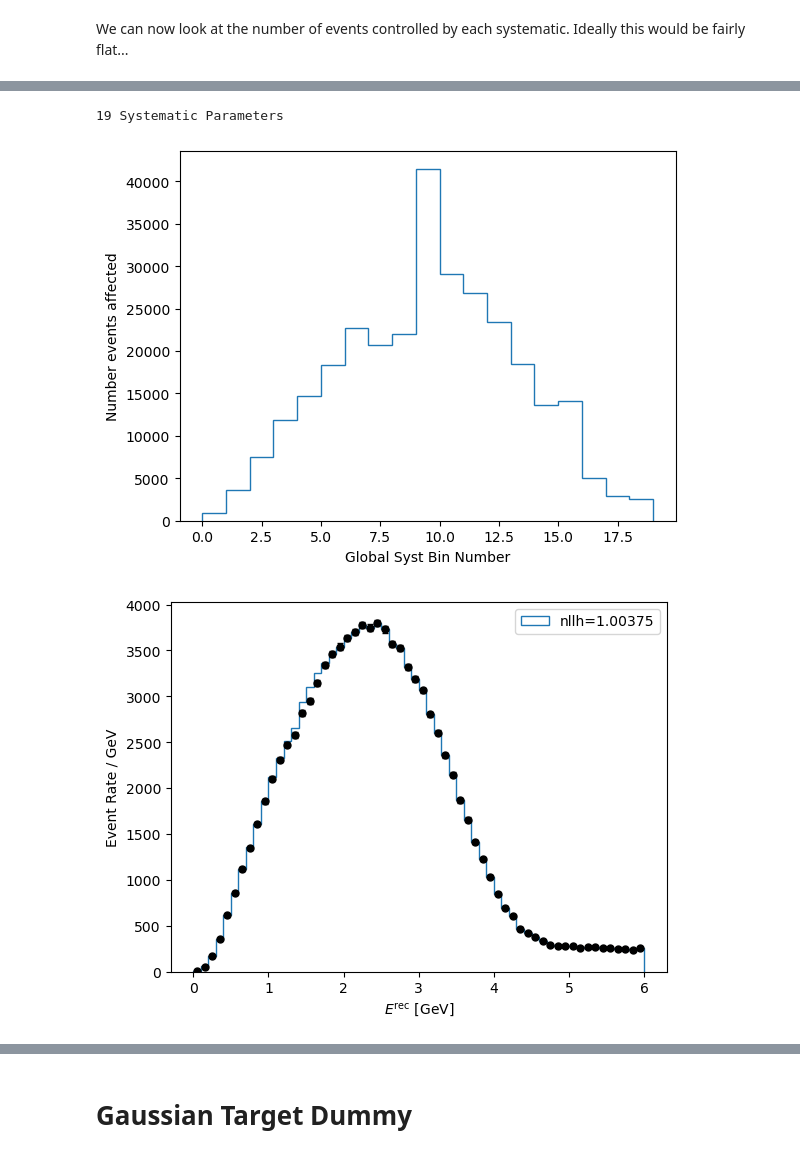
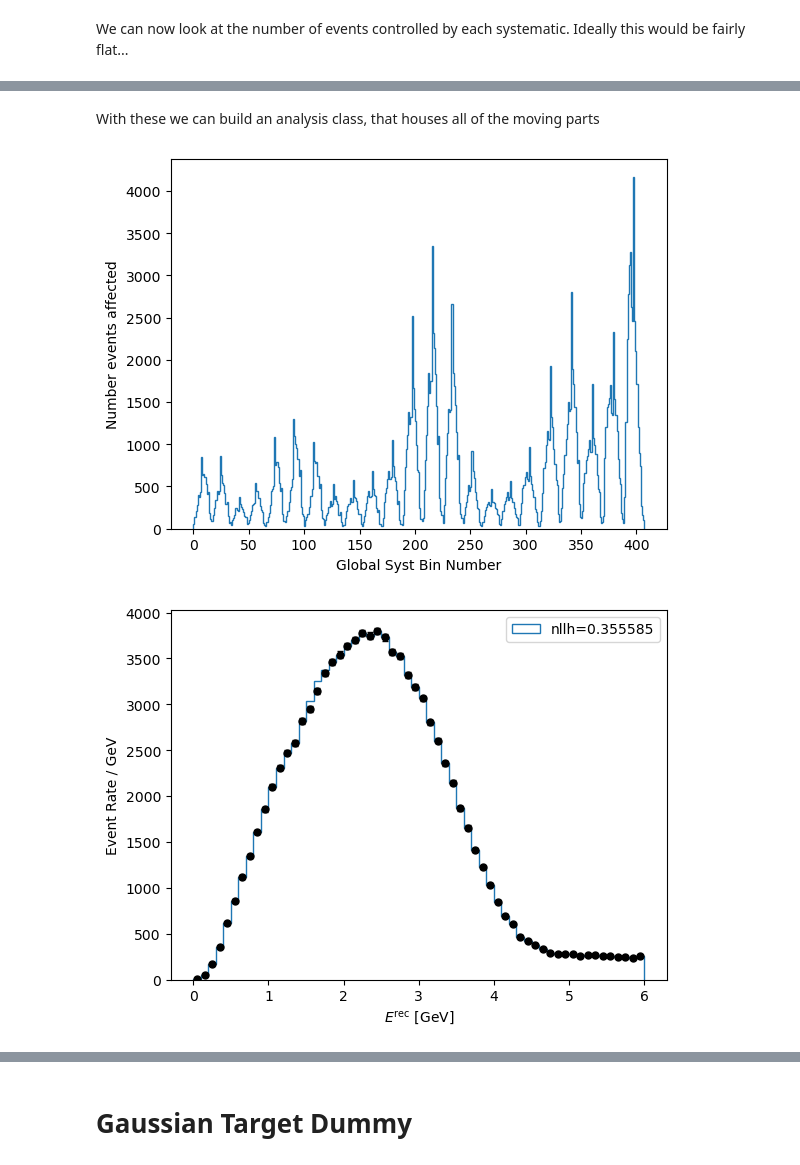
Before and after one commit to luketpickering/lbltoymodel, a Jupyter notebook: toyana.ipynb, the cells around one changed output, grey strips where cells are left out. Cells and saved outputs as stored; diff of their text form; code cells hidden in the pictures.

```diff
--- a/toyana.ipynb
+++ b/toyana.ipynb
@@ -311,5 +392,7 @@ Have 6992 normalisation bins in the model
 # %%
-df['systbin'] = df.apply(lambda x: systbins.find_bin([x["enu"], x["YRec"], x["ERecMissed"]]), axis=1)
+proj_names = mymodel.projs()
+nprojs = len(proj_names)
+df['systbin'] = df.apply(lambda x: systbins.find_bin([x[proj_names[i]] for i in range(nprojs)]), axis=1)
 df
 # %% [output]
 |  | event.number | weight.cv | fatx_per_sumw.pb_per_target.estimate | fatx_per_sumw.pb_per_nucleon.esti... | process.id | enu | topo | ... |
@@ -368,0 +444,6 @@ Bin 6811: (2.40 - 2.75) (0.10 - 0.15) (-0.02 - -0.01)
+# %%
+reduced_systbins = []
+for i in range(bc.shape[0]):
+    if bc[i] > 0.0001:
+        reduced_systbins.append(systbins.bins[i])
+reduced_systmodel = pn.Binning.from_extents(reduced_systbins)
@@ -368,0 +454,5 @@ Bin 6811: (2.40 - 2.75) (0.10 - 0.15) (-0.02 - -0.01)
+# %%
+proj_names = mymodel.projs()
+nprojs = len(proj_names)
+df['systbin_red'] = df.apply(lambda x: reduced_systmodel.find_bin([x[proj_names[i]] for i in range(nprojs)]), axis=1)
+df
@@ -369 +473,5 @@ Bin 6811: (2.40 - 2.75) (0.10 - 0.15) (-0.02 - -0.01)
+# %%
+ef = pa.Table.from_pandas(df)
+test2Dredmodel = model()
+test2Dredmodel.add_axis("systbin_red", pn.Binning.lin_space(0,407,407))
 # %% [markdown]
@@ -638,0 +524,2 @@ class Analysis:
+# %% [markdown]
+With these we can build an analysis class, that houses all of the moving parts
@@ -639,33 +617,17 @@ class Analysis:
 # %%
 obs = observation()
 obs.add_observables("ERec", pn.Binning.lin_space(0,6,60,r"$E^\mathrm{rec}$ [GeV]"))
 
-systmodel = model()
-# systmodel.add_axis("ERecMissed",
-#                      pn.Binning.contiguous(
-#                          list(reversed([-0.01,-0.05,-0.1, -0.15, -0.2, -0.25, -0.3, -0.35, -0.4, -0.45, -0.5, -0.55, -0.6]))
-#                          ,r"$E^\mathrm{Missed}$ [GeV]"))
-systmodel.add_axis("enu",
-                     pn.Binning.contiguous(
-                         [0,0.5,0.75,1,1.25,1.5,1.75,2,2.2,2.4,2.75,3,3.25,3.5,3.75,4,4.5,5,5.5,6],
-                         r"$E_\nu$ [GeV]"))
-# systmodel.add_axis("ERec",
-#                      pn.Binning.contiguous(
-#                          [2.2,2.3],
-#                          r"$E_\nu$ [GeV]"))
-print(f"{len(systmodel.systbins().bins)} Systematic Parameters")
-
-myana = Analysis(efa,obs,systmodel, 10000)
+myana = Analysis(ef, obs, test2Dredmodel, 10000)
 myana.plot_systbins_event_rate()
 plt.show()
 myana.datah.finalise().mpl().data_hist()
 paramvs = np.ones(myana.nsyst)
-paramvs[5] = 1.1
+paramvs[5] = 3
 myana.predict(paramvs=paramvs).finalise().mpl().hist(histtype="step", label=f"nllh={myana.nllh(paramvs):g}")
 plt.ylabel("Event Rate / GeV")
 plt.legend()
 plt.show()
 # %% [output]
-19 Systematic Parameters
-[figure, old version]
+[figure, new version]
-[figure, old version]
+[figure, new version]
```
Also changed, not shown: parts of 65 cells of this notebook.
